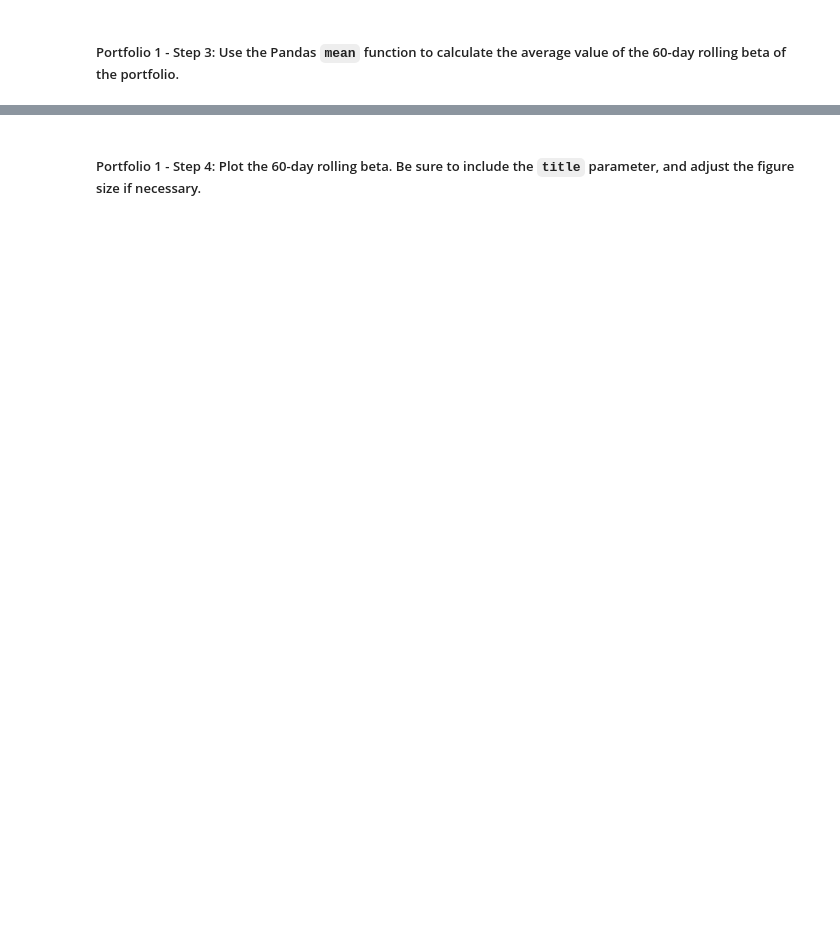
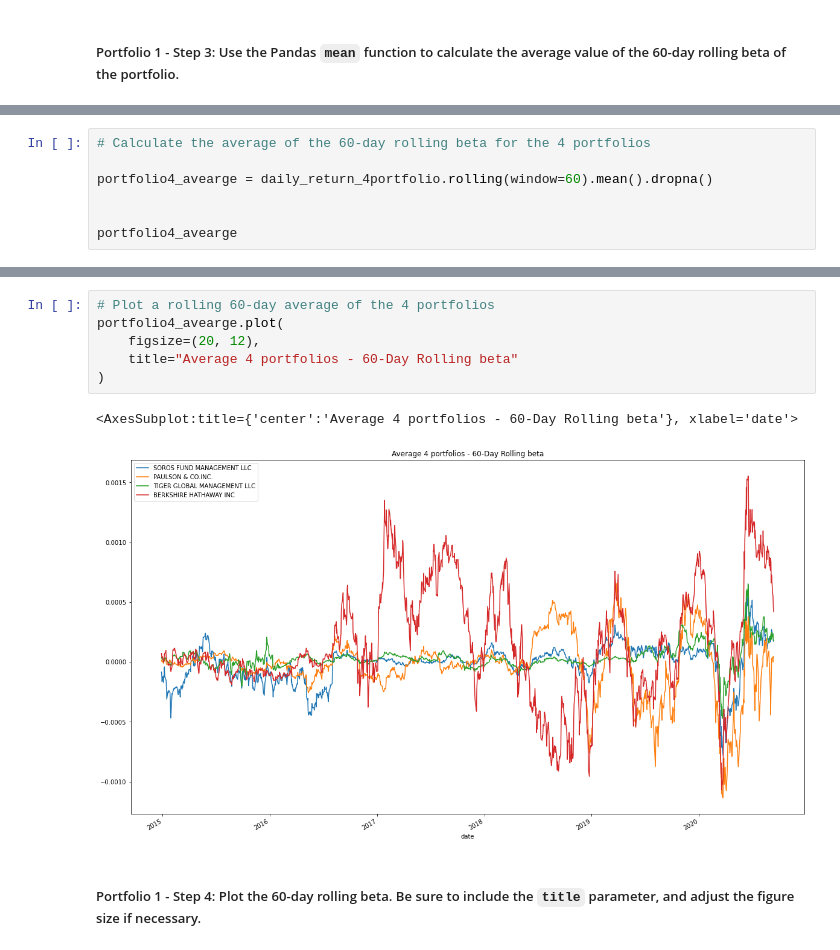
Before and after one commit to EGeorge2021r/Challenge4_Repo, a Jupyter notebook: Starter_Code/risk_return_analysis.ipynb, the cells around one changed output, grey strips where cells are left out. Saved outputs shown, nothing was run; the diff lists cells and outputs as text; blank space fills up the shorter version.

```diff
--- a/Starter_Code/risk_return_analysis.ipynb
+++ b/Starter_Code/risk_return_analysis.ipynb
@@ -712,0 +745,7 @@ print(f"{covariance: .8f} ")
+# %%
+# Calculate the average of the 60-day rolling beta for the 4 portfolios
+
+portfolio4_avearge = daily_return_4portfolio.rolling(window=60).mean().dropna()
+
+
+portfolio4_avearge
@@ -713,3 +767,12 @@ print(f"{covariance: .8f} ")
+# %%
+# Plot a rolling 60-day average of the 4 portfolios
+portfolio4_avearge.plot(
+    figsize=(20, 12),
+    title="Average 4 portfolios - 60-Day Rolling beta"
+)
+# %% [output]
+<AxesSubplot:title={'center':'Average 4 portfolios - 60-Day Rolling beta'}, xlabel='date'>
+[figure, added]
 # %% [markdown]
 ##### Portfolio 1 - Step 4: Plot the 60-day rolling beta. Be sure to include the `title` parameter, and adjust the figure size if necessary.
 # %%
```
Also changed, not shown: parts of 17 cells of this notebook.
